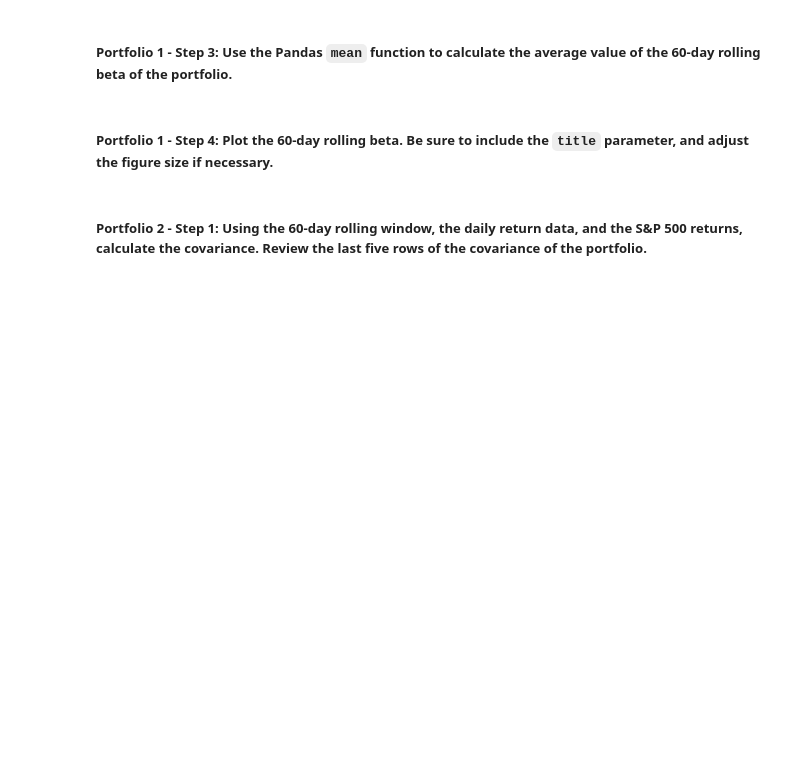
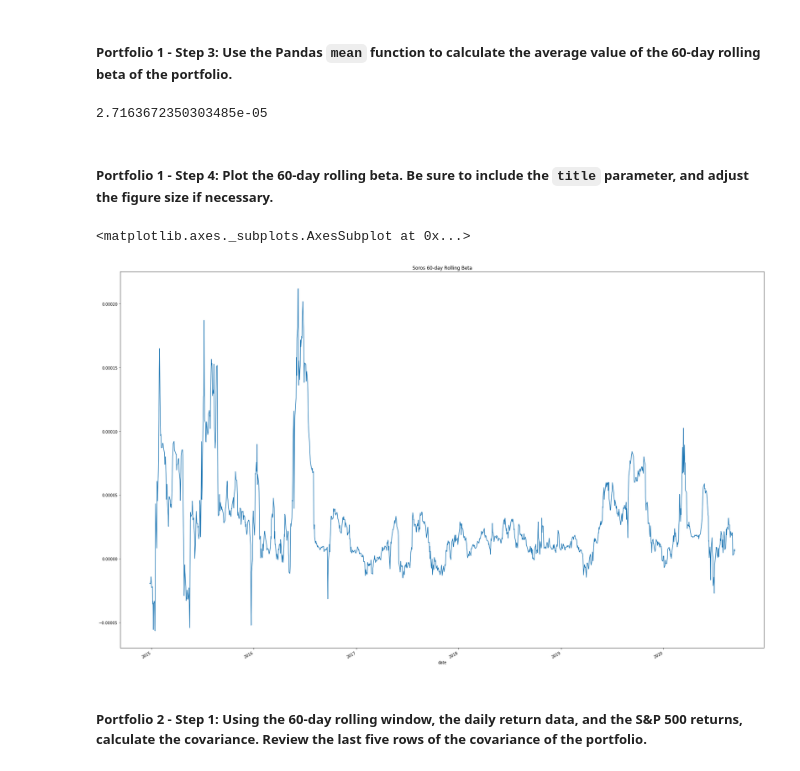
Before and after one commit to tylergusmyers/Portfolio_analyze, a Jupyter notebook: risk_return_analysis.ipynb, the cells around one changed output. Saved outputs shown, nothing was run; the diff lists cells and outputs as text; code cells hidden in the pictures; blank space fills up the shorter version.

```diff
--- a/risk_return_analysis.ipynb
+++ b/risk_return_analysis.ipynb
@@ -337,7 +353,6 @@ Your analysis is nearing completion. Now, you need to evaluate how the portfolio
 #### Use the Pandas `var` function to calculate the variance of the S&P 500 by using a 60-day rolling window. Visualize the last five rows of the variance of the S&P 500.
 # %%
 # Calculate the variance of the S&P 500 using a rolling 60-day window.
-sp_500 = whale_navs_df['S&P 500']
-sp_500.var().rolling(window=60)
-sp_500.var().tail()
+sp_500_var = whale_navs_df['S&P 500'].rolling(window = 60).var()
+sp_500_var.tail()
 # %% [output]
@@ -356,5 +377,5 @@ AttributeError: 'float' object has no attribute 'rolling'
 ##### Portfolio 1 - Step 1: Using the 60-day rolling window, the daily return data, and the S&P 500 returns, calculate the covariance. Review the last five rows of the covariance of the portfolio.
 # %%
 # Calculate the covariance using a 60-day rolling window
-# Review the last five rows of the covariance data
-daily_returns.np.cov().tail()
+soros_cov = daily_returns["SOROS FUND MANAGEMENT LLC"].rolling(window = 60).cov(whale_navs_df['S&P 500'])
+soros_cov.tail()
@@ -363,4 +392,5 @@ daily_returns.np.cov().tail()
 # %%
 # Calculate the beta based on the 60-day rolling covariance compared to the market (S&P 500)
 # Review the last five rows of the beta information
-beta = daily_returns.np.cov()/whale_navs_df['S&P 500'].var()
+soros_beta = soros_cov/sp_500_var
+soros_beta.tail()
@@ -368,13 +406,18 @@ beta = daily_returns.np.cov()/whale_navs_df['S&P 500'].var()
 ##### Portfolio 1 - Step 3: Use the Pandas `mean` function to calculate the average value of the 60-day rolling beta of the portfolio.
 # %%
 # Calculate the average of the 60-day rolling beta
-sp_500.mean()
+soros_beta.mean()
+# %% [output]
+2.7163672350303485e-05
 # %% [markdown]
 ##### Portfolio 1 - Step 4: Plot the 60-day rolling beta. Be sure to include the `title` parameter, and adjust the figure size if necessary.
 # %%
 # Plot the rolling beta
 # Include a title parameter and adjust the figure size
-sp_500.mean().plot()
+soros_beta.plot(title = "Soros 60-day Rolling Beta", figsize=(30,20))
+# %% [output]
+<matplotlib.axes._subplots.AxesSubplot at 0x...>
+[figure, added]
 # %% [markdown]
 ##### Portfolio 2 - Step 1: Using the 60-day rolling window, the daily return data, and the S&P 500 returns, calculate the covariance. Review the last five rows of the covariance of the portfolio.
 # %%
```
Also changed, not shown: parts of 23 cells of this notebook.
